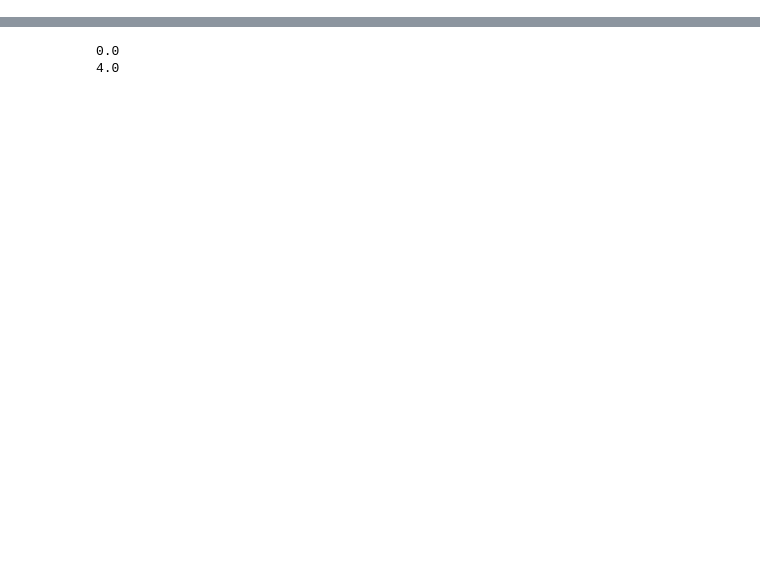
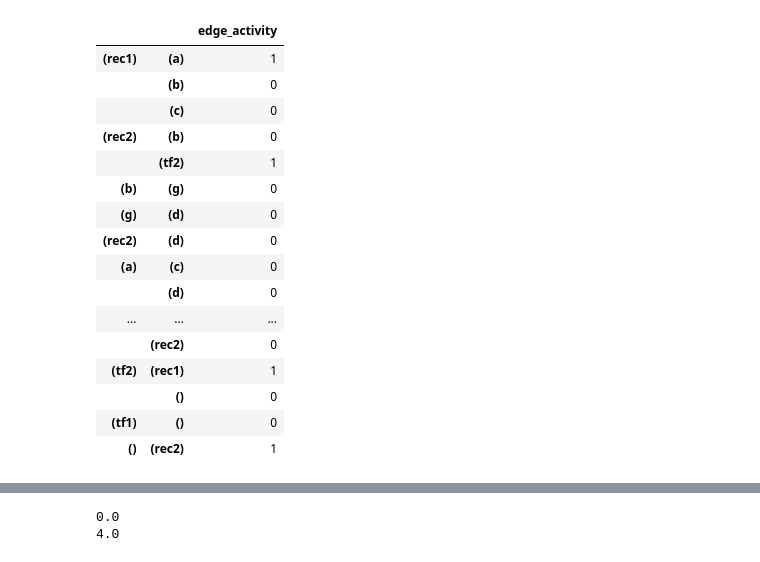
Before and after one commit to saezlab/corneto, a Jupyter notebook: docs/guide/signaling/carnival.ipynb, the cells around one changed output, grey strips where cells are left out. Cells and saved outputs as stored; diff of their text form; code cells hidden in the pictures; blank space fills up the shorter version.

```diff
--- a/docs/guide/signaling/carnival.ipynb
+++ b/docs/guide/signaling/carnival.ipynb
@@ -168,0 +100,8 @@ list(dd.values())
+# %%
+c = CarnivalFlow(lambda_reg=1e-3)
+P = c.build(G, data)
+P.solve(verbosity=0, solver="scipy")
+for o in P.objectives:
+    print(o.value)
+
+c.processed_graph.edge_subgraph(np.flatnonzero(P.expr.edge_has_signal.value)).plot()
@@ -168,0 +113,21 @@ list(dd.values())
+# %%
+# Extract the values from the problem
+pd.DataFrame(P.expr.edge_value.value, index=c.processed_graph.E, columns=["edge_activity"]).astype(int)
+# %% [output]
+|  |  | edge_activity |
+| (rec1) | (a) | 1 |
+|  | (b) | 0 |
+|  | (c) | 0 |
+| (rec2) | (b) | 0 |
+|  | (tf2) | 1 |
+| (b) | (g) | 0 |
+| (g) | (d) | 0 |
+| (rec2) | (d) | 0 |
+| (a) | (c) | 0 |
+|  | (d) | 0 |
+| ... | ... | ... |
+|  | (rec2) | 0 |
+| (tf2) | (rec1) | 1 |
+|  | () | 0 |
+| (tf1) | () | 0 |
+| () | (rec2) | 1 |
```
Also changed, not shown: parts of 28 cells of this notebook, 9 other files.
